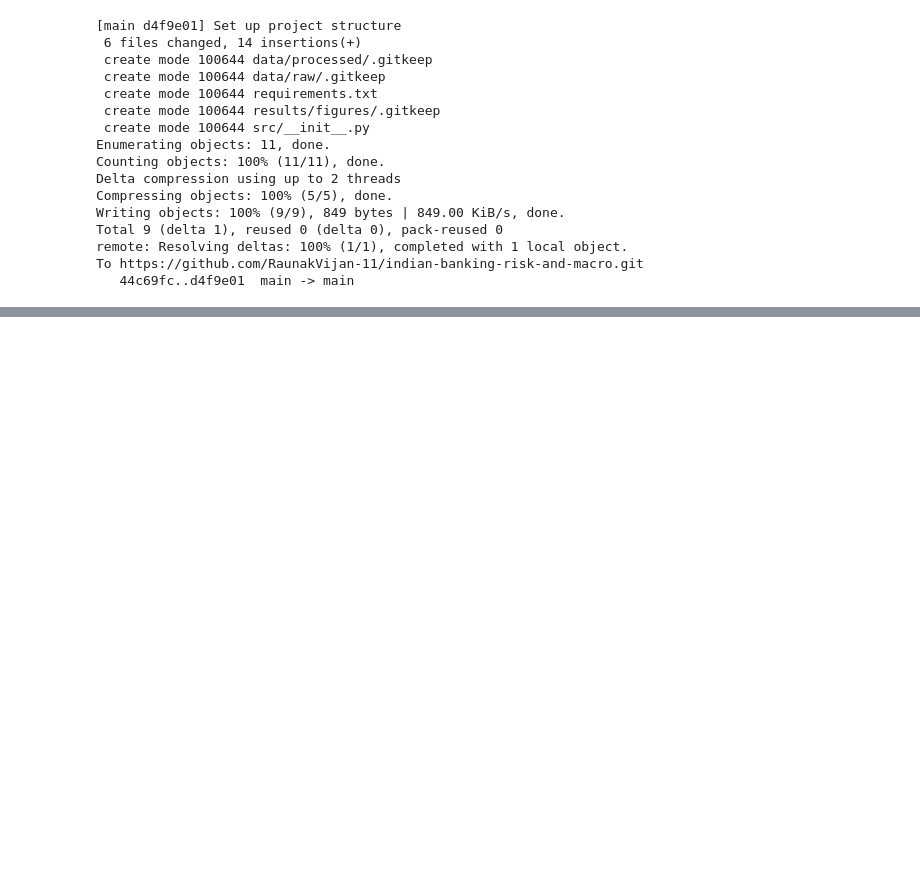
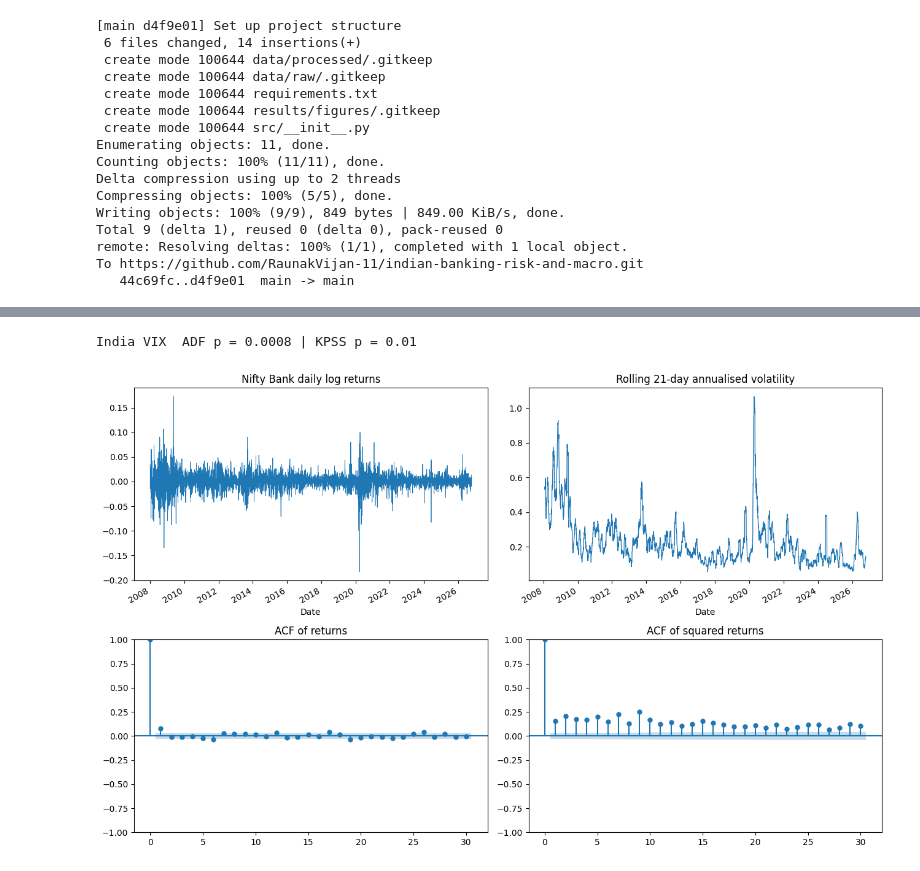
Before and after one commit to RaunakVijan-11/indian-banking-risk-and-macro, a Jupyter notebook: notebooks/00_data_and_stylized_facts.ipynb, the cells around one changed output, grey strips where cells are left out. Cells and saved outputs as stored; diff of their text form; code cells hidden in the pictures; blank space fills up the shorter version.

```diff
--- a/notebooks/00_data_and_stylized_facts.ipynb
+++ b/notebooks/00_data_and_stylized_facts.ipynb
@@ -48,0 +84,31 @@ To https://github.com/RaunakVijan-11/indian-banking-risk-and-macro.git
+# %%
+import numpy as np
+import pandas as pd
+import yfinance as yf
+import matplotlib.pyplot as plt
+
+START, END = "2008-01-01", "2026-10-12"   # END is exclusive -> last obs 9 Oct 2026 (fixed for reproducibility)
+
+tickers = {
+    "NIFTY_BANK": "^NSEBANK",
+    "NIFTY_50":   "^NSEI",
+    "INDIA_VIX":  "^INDIAVIX",
+    "HDFCBANK":   "HDFCBANK.NS",
+    "ICICIBANK":  "ICICIBANK.NS",
+    "AXISBANK":   "AXISBANK.NS",
+    "KOTAKBANK":  "KOTAKBANK.NS",
+    "SBIN":       "SBIN.NS",
+}
+indices = ["NIFTY_BANK", "NIFTY_50", "INDIA_VIX"]
+stocks  = ["HDFCBANK", "ICICIBANK", "AXISBANK", "KOTAKBANK", "SBIN"]
+
+raw = yf.download(list(tickers.values()), start=START, end=END,
+                  auto_adjust=True, progress=False)["Close"]
+raw = raw.rename(columns={v: k for k, v in tickers.items()})[list(tickers.keys())]
+raw.to_csv("data/raw/prices_raw.csv")    # gitignored
+
+print(raw.shape, "|", raw.index.min().date(), "->", raw.index.max().date())
+print("\nFirst valid date per series:")
+print(raw.apply(lambda s: s.first_valid_index()).dt.date)
+print("\nMissing values per series:")
+print(raw.isna().sum())
@@ -48,0 +268,21 @@ To https://github.com/RaunakVijan-11/indian-banking-risk-and-macro.git
+# %%
+# India VIX is a level series: test its stationarity separately
+v = prices["INDIA_VIX"].dropna()
+print("India VIX  ADF p =", round(adfuller(v)[1], 4),
+      "| KPSS p =", round(kpss(v, regression="c", nlags="auto")[1], 4))
+# %% [output]
+India VIX  ADF p = 0.0008 | KPSS p = 0.01
+# %%
+# Volatility clustering visuals (Nifty Bank)
+r = rets["NIFTY_BANK"].dropna()
+fig, ax = plt.subplots(2, 2, figsize=(13, 8))
+r.plot(ax=ax[0, 0], lw=0.6, title="Nifty Bank daily log returns")
+(r.rolling(21).std() * np.sqrt(252)).plot(ax=ax[0, 1], lw=0.9,
+                                          title="Rolling 21-day annualised volatility")
+plot_acf(r, lags=30, ax=ax[1, 0], title="ACF of returns")
+plot_acf(r**2, lags=30, ax=ax[1, 1], title="ACF of squared returns")
+plt.tight_layout()
+plt.savefig("results/figures/00_stylized_facts_nifty_bank.png", dpi=150)
+plt.show()
+# %% [output]
+[figure, added]
```
Also changed, not shown: parts of 11 cells of this notebook.
